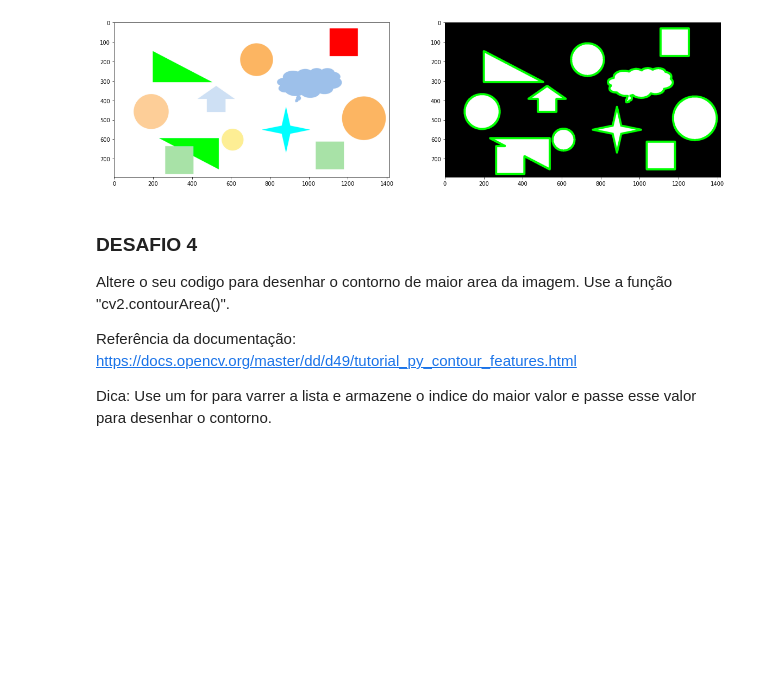
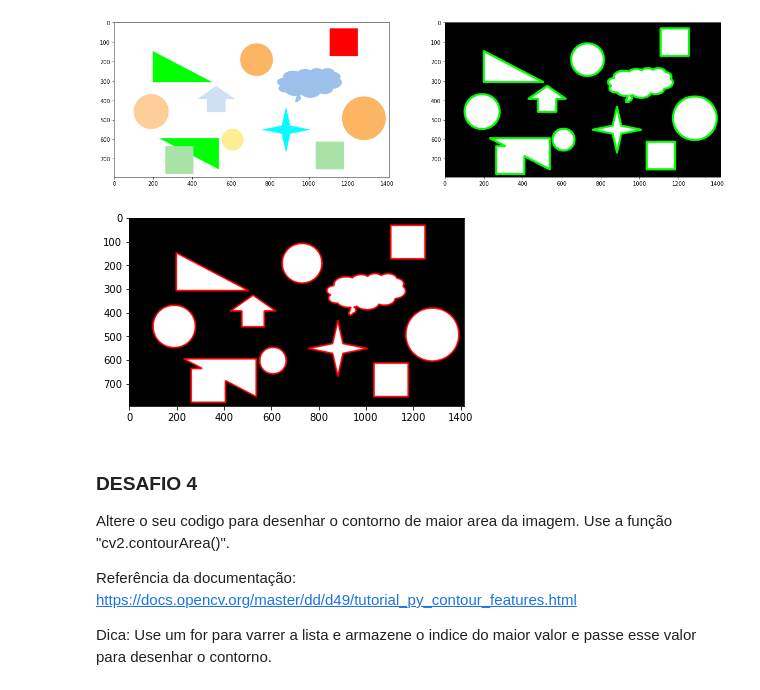
Before and after one commit to IsadoraAlo/cognitivecomputing, a Jupyter notebook: material/aulas/lab05/Espaço-cor-contorno.ipynb, the cells around one changed output. Saved outputs shown, nothing was run; the diff lists cells and outputs as text; code cells hidden in the pictures; blank space fills up the shorter version.

```diff
--- a/material/aulas/lab05/Espaço-cor-contorno.ipynb
+++ b/material/aulas/lab05/Espaço-cor-contorno.ipynb
@@ -292,29 +292,29 @@ plt.show()
 # %%
 %matplotlib inline
 import cv2
 from matplotlib import pyplot as plt
 import numpy as np
 
 img = cv2.imread('formas.png')
 
 img_rgb = cv2.cvtColor(img, cv2.COLOR_BGR2RGB)
 img_hsv = cv2.cvtColor(img, cv2.COLOR_BGR2HSV)
 
-image_lower_hsv = np.array([140, 50, 100])
-image_upper_hsv = np.array([170, 255, 255])
-
+image_lower_hsv = np.array([0, 1, 0])
+image_upper_hsv = np.array([180, 255, 255])
 
 mask_hsv = cv2.inRange(img_hsv, image_lower_hsv, image_upper_hsv)
 
 contornos, _ = cv2.findContours(mask_hsv, cv2.RETR_TREE, cv2.CHAIN_APPROX_SIMPLE)
 
 mask_rgb = cv2.cvtColor(mask_hsv, cv2.COLOR_GRAY2RGB)
 contornos_img = mask_rgb.copy()
 
 cv2.drawContours(contornos_img, contornos, -1, [255, 0, 0], 5);
 
-plt.figure(figsize=(8,6))
 plt.imshow(contornos_img);
+# %% [output]
+[figure, added]
 # %% [markdown]
 ### DESAFIO 4
 
```
Also changed, not shown: parts of 2 cells of this notebook.
